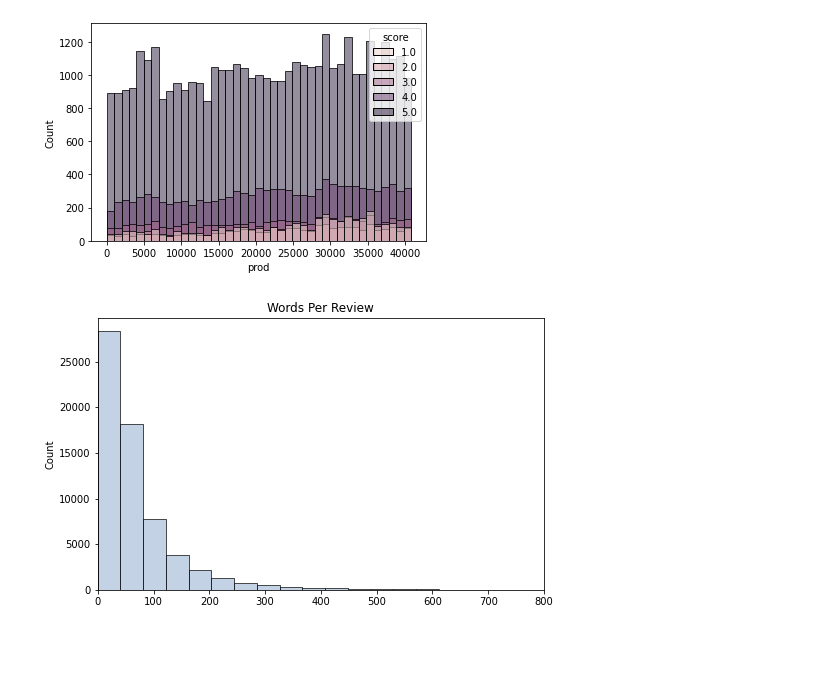
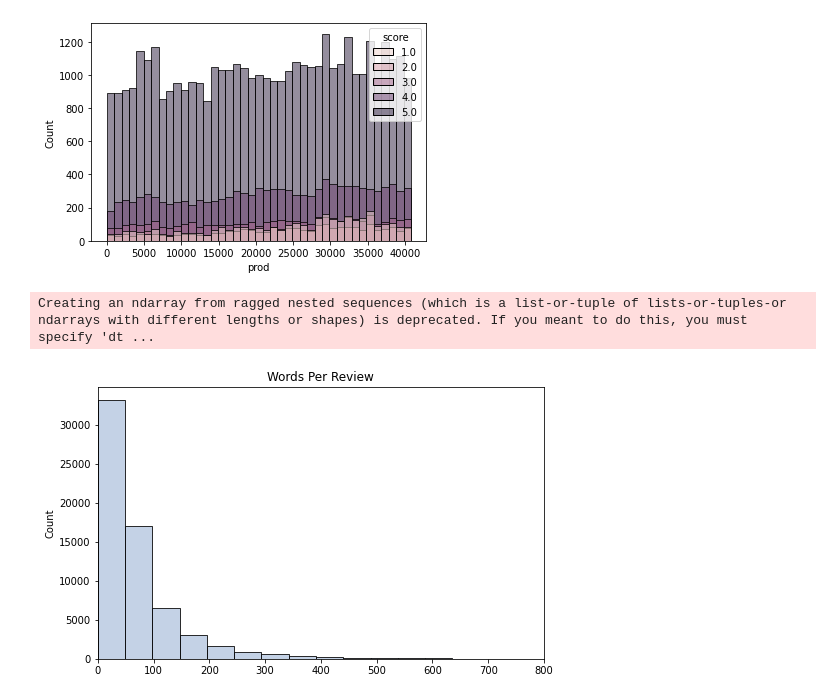
Before and after one commit to trsarje/AmazonMusicReview, a Jupyter notebook: AmazonMusic.ipynb, the cells around one changed output. Cells and saved outputs as stored; diff of their text form; code cells hidden in the pictures; blank space fills up the shorter version.

```diff
--- a/AmazonMusic.ipynb
+++ b/AmazonMusic.ipynb
@@ -58,23 +61,29 @@ plt.show()
 # %% [output]
 [figure]
 # %%
-reviwes = []
-length = []
-stop_words = set(stopwords.words('english'))
-for tx in data.review:
-  res = re.sub(r'[^\w\s]', '', tx)
-  res = re.sub(r'[0-9]', '', res)
-  tx = res.split(" ")
-  reviwes.append([w.lower() for w in tx if w.lower() not in stop_words])
-  length.append(len([w.lower() for w in tx if w.lower() not in stop_words]))
-length = np.array(length)
-reviwes = np.array(reviwes)
+# Tokanize review and get the length of each review
+def tokanize(rv):
+  reviwes = []
+  length = []
+  stop_words = set(stopwords.words('english'))
+  for tx in rv:
+    res = re.sub(r'[^\w\s]', '', tx)
+    res = re.sub(r'[0-9]', '', res)
+    tx = res.split(" ")
+    review = [w.lower() for w in tx if w.lower() not in stop_words]
+    reviwes.append(review)
+    length.append(len(review))
+  length = np.array(length)
+  reviwes = np.array(reviwes)
+  return reviwes, length
 # %%
+reviwes, length = tokanize(data.review)
 plt.figure(figsize=(8, 5))
 plt.title('Words Per Review')
-sns.histplot(length, kde=False, bins=60, color="lightsteelblue")
+sns.histplot(length, kde=False, bins=50, color="lightsteelblue")
 plt.xlim(0,800)
 plt.show()
 # %% [output]
+Creating an ndarray from ragged nested sequences (which is a list-or-tuple of lists-or-tuples-or ndarrays with different lengths or shapes) is deprecated. If you meant to do this, you must specify 'dt ...
-[figure, old version]
+[figure, new version]
 # %%
```
Also changed, not shown: parts of 7 cells of this notebook.
